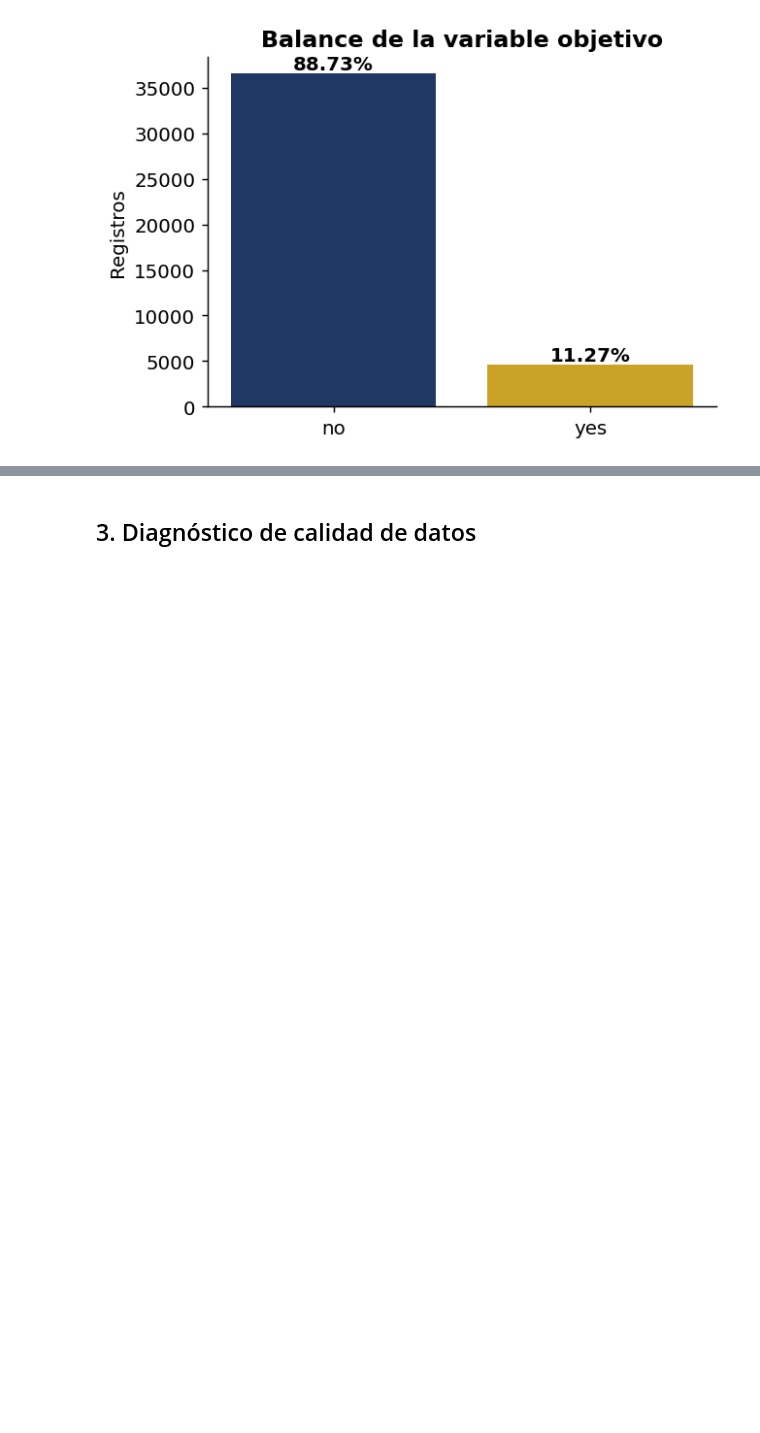
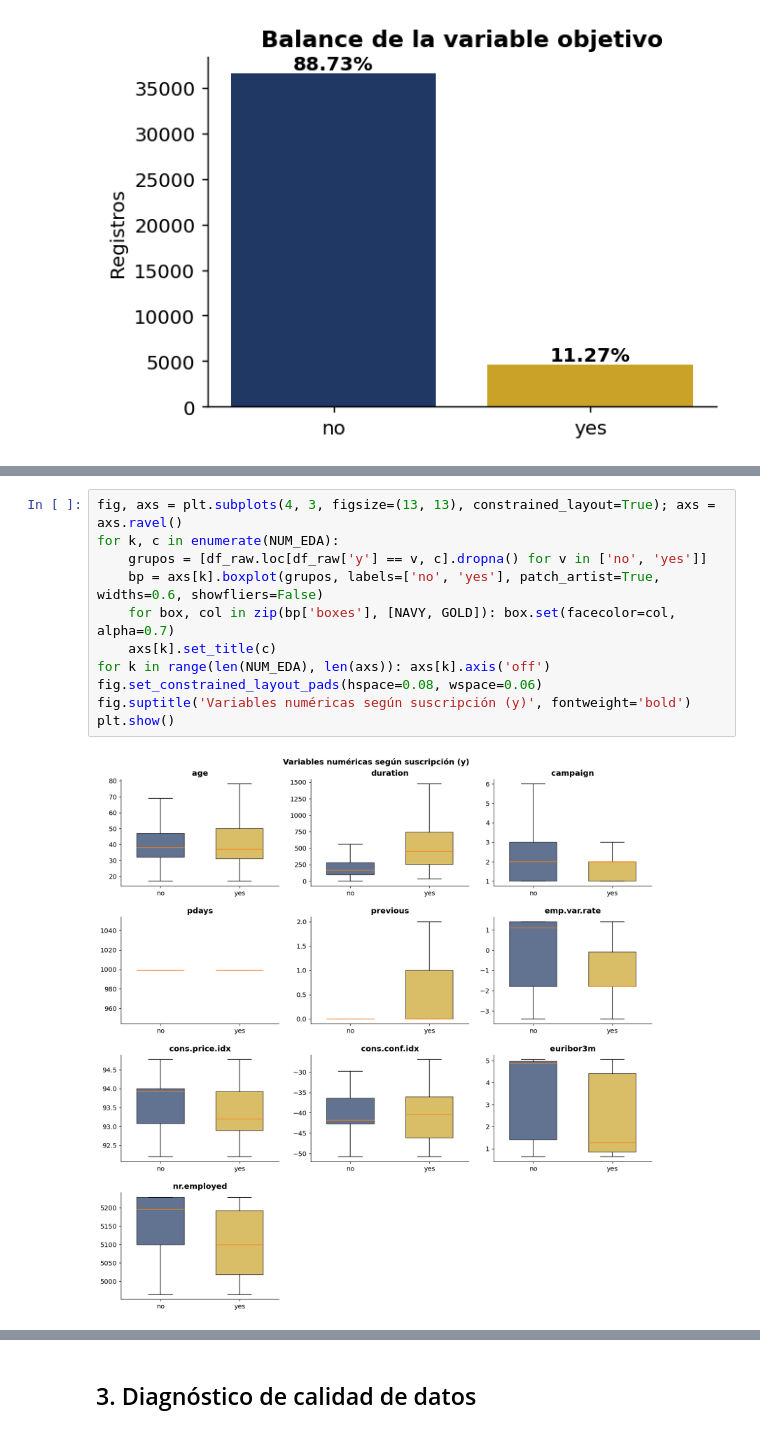
Before and after one commit to dihego2402/Manejo-de-Datos-para-IA, a Jupyter notebook: Bank_Marketing_Notebook_Paper.ipynb, the cells around one changed output, grey strips where cells are left out. Saved outputs shown, nothing was run; the diff lists cells and outputs as text; blank space fills up the shorter version.

```diff
--- a/Bank_Marketing_Notebook_Paper.ipynb
+++ b/Bank_Marketing_Notebook_Paper.ipynb
@@ -173,0 +255,13 @@ clase  cantidad  porcentaje
+# %%
+fig, axs = plt.subplots(4, 3, figsize=(13, 13), constrained_layout=True); axs = axs.ravel()
+for k, c in enumerate(NUM_EDA):
+    grupos = [df_raw.loc[df_raw['y'] == v, c].dropna() for v in ['no', 'yes']]
+    bp = axs[k].boxplot(grupos, labels=['no', 'yes'], patch_artist=True, widths=0.6, showfliers=False)
+    for box, col in zip(bp['boxes'], [NAVY, GOLD]): box.set(facecolor=col, alpha=0.7)
+    axs[k].set_title(c)
+for k in range(len(NUM_EDA), len(axs)): axs[k].axis('off')
+fig.set_constrained_layout_pads(hspace=0.08, wspace=0.06)
+fig.suptitle('Variables numéricas según suscripción (y)', fontweight='bold')
+plt.show()
+# %% [output]
+[figure, added]
```
Also changed, not shown: parts of 7 cells of this notebook.
